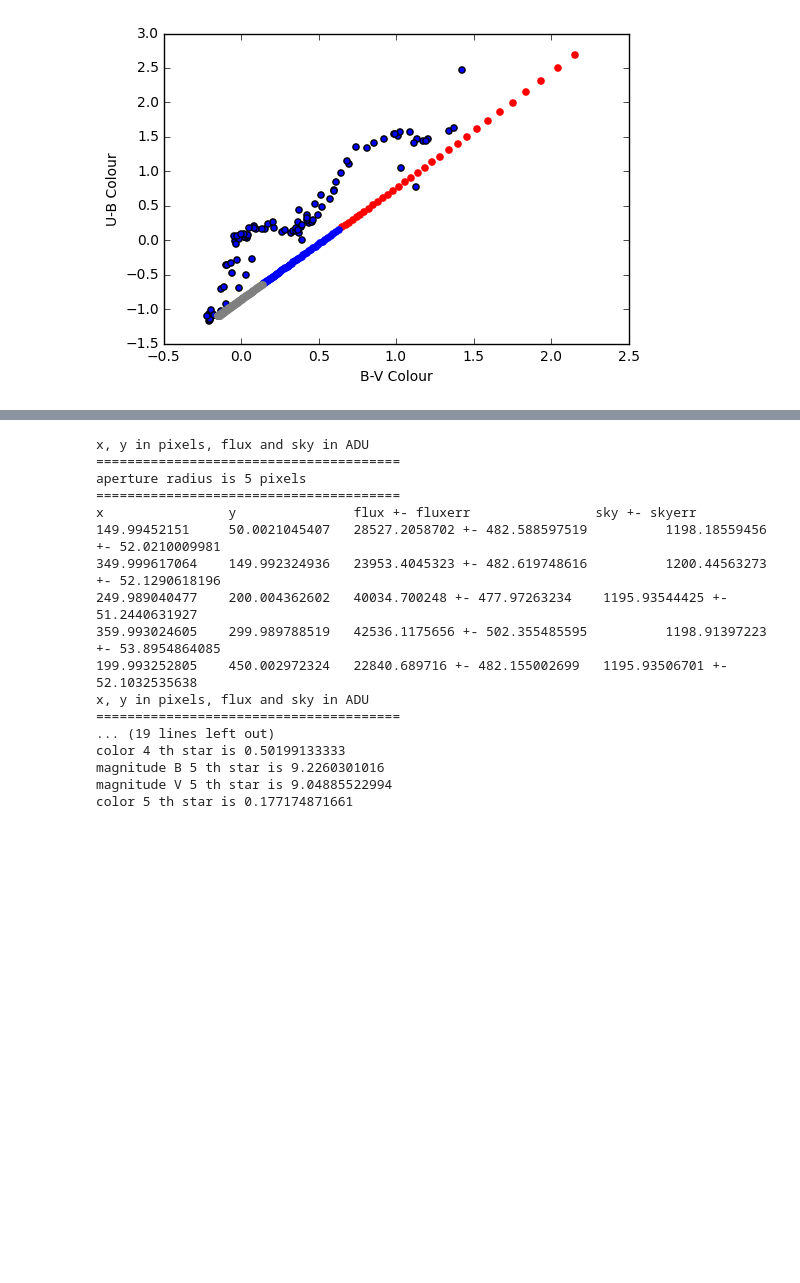
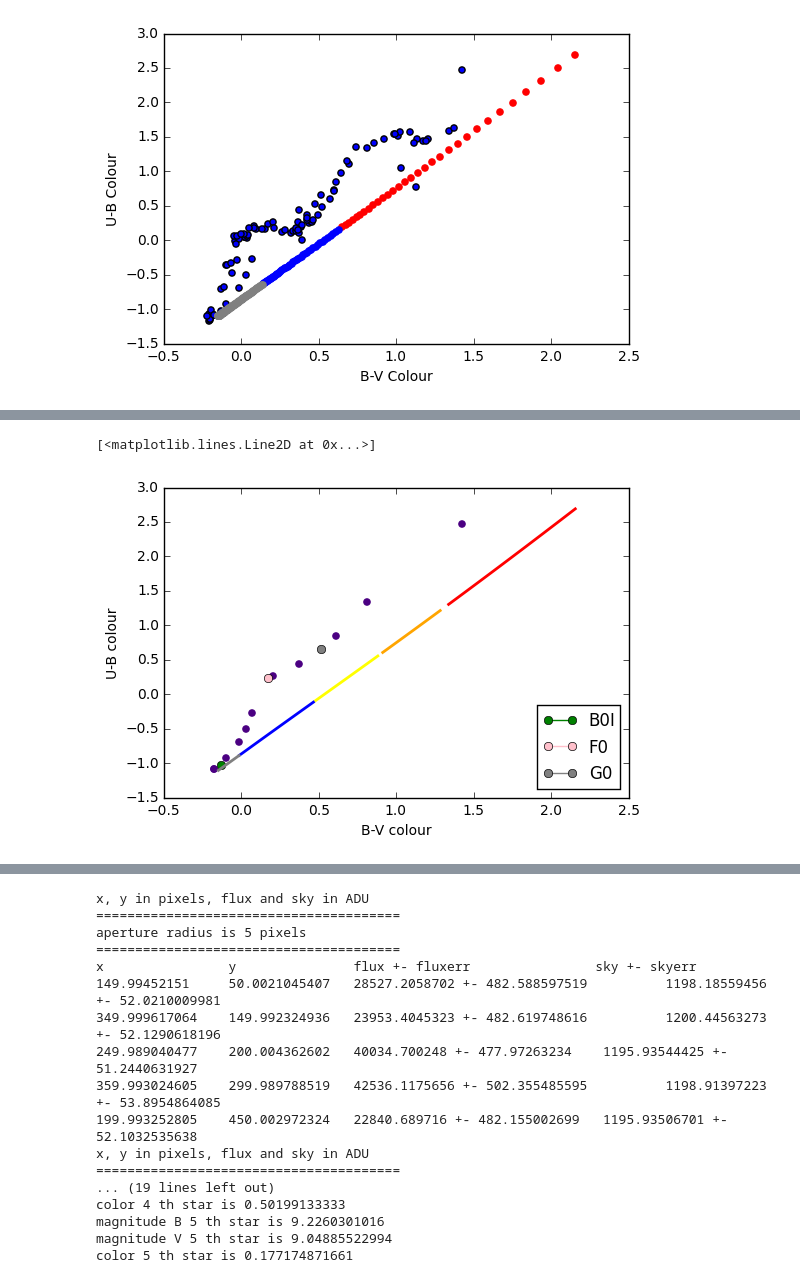
Before and after one commit to DLZRR/AL-OP-2016-2017, a Jupyter notebook: AL&OP 1.ipynb, the cells around one changed output, grey strips where cells are left out. Cells and saved outputs as stored; diff of their text form; code cells hidden in the pictures; blank space fills up the shorter version.

```diff
--- a/AL&OP 1.ipynb
+++ b/AL&OP 1.ipynb
@@ -284,0 +291,57 @@ for i in spectra['#filename']:
+# %%
+#Plots 3 b
+
+TredBV, TorangeBV, TyellowBV, TblueBV, TwhiteBV = [], [], [], [], []
+TredUB, TorangeUB, TyellowUB, TblueUB, TwhiteUB = [], [], [], [], []
+
+for i in range(len(T)):
+                if(T[i]<= 3000):
+                    TredBV.append(B_VT[i])
+                    TredUB.append(U_BT[i])
+                elif(T[i] > 3000 and T[i] <= 4000):
+                    TorangeBV.append(B_VT[i])
+                    TorangeUB.append(U_BT[i])
+                elif(T[i] > 4000 and T[i] <= 6000):
+                    TyellowBV.append(B_VT[i])
+                    TyellowUB.append(U_BT[i])
+                elif(T[i] > 6000 and T[i] <= 15000):
+                    TblueBV.append(B_VT[i])
+                    TblueUB.append(U_BT[i])
+                elif(T[i] > 15000):
+                    TwhiteBV.append(B_VT[i])
+                    TwhiteUB.append(U_BT[i])
+
+TredBV, TorangeBV, TyellowBV, TblueBV, TwhiteBV = np.asarray(TredBV), np.asarray(TorangeBV), np.asarray(TyellowBV), np.asarray(TblueBV), np.asarray(TwhiteBV)
+TredUB, TorangeUB, TyellowUB, TblueUB, TwhiteUB = np.asarray(TredUB), np.asarray(TorangeUB), np.asarray(TyellowUB), np.asarray(TblueUB), np.asarray(TwhiteUB)
+j = 0
+for i in spectra['#filename']:
+    i = "Data/" + i
+    iets1 = read(i)
+
+    type_name = spectra[' type'][j]
+
+    if "I" in type_name:
+        if(type_name == " B0I"):
+            plt.plot(B_V[j], U_B[j], color='green', label="B0I", marker = "o")
+
+        elif(type_name == " G0I"):
+            plt.plot(B_V[j], U_B[j],color='grey', label="G0", marker = "o")
+
+        elif(type_name == " F0I"):
+            plt.plot(B_V[j], U_B[j],color='pink', label="F0", marker = "o")
+
+        else:
+            plt.scatter(B_V[j], U_B[j], color = ['indigo'])
+        plt.legend(loc = 4)
+    j = j + 1
+    plt.xlabel("B-V colour")
+    plt.ylabel("U-B colour")
+
+plt.plot(TredBV, TredUB, color = 'red', linewidth=2.0)
+plt.plot(TorangeBV, TorangeUB, color = 'orange', linewidth=2.0)
+plt.plot(TyellowBV, TyellowUB, color = 'yellow', linewidth=2.0)
+plt.plot(TblueBV, TblueUB, color = 'blue', linewidth=2.0)
+plt.plot(TwhiteBV, TwhiteUB, color = 'grey', linewidth=2.0)
+# %% [output]
+[<matplotlib.lines.Line2D at 0x...>]
+[figure, added]
```
Also changed, not shown: parts of 5 cells of this notebook, 1 other file.
